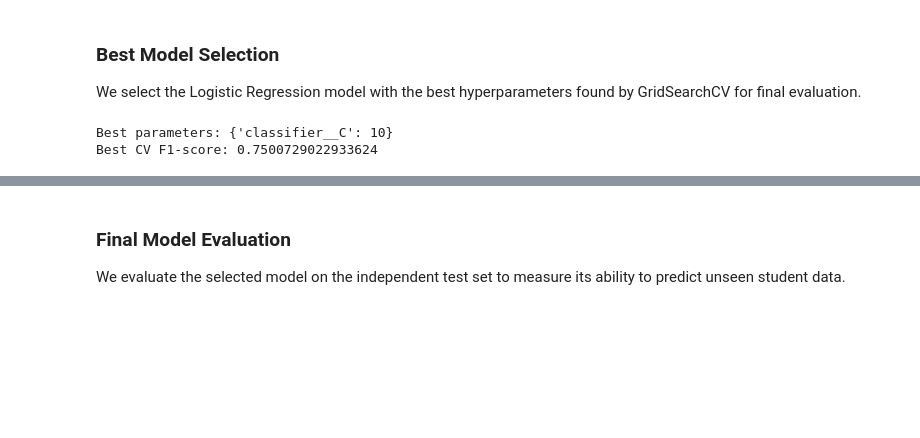
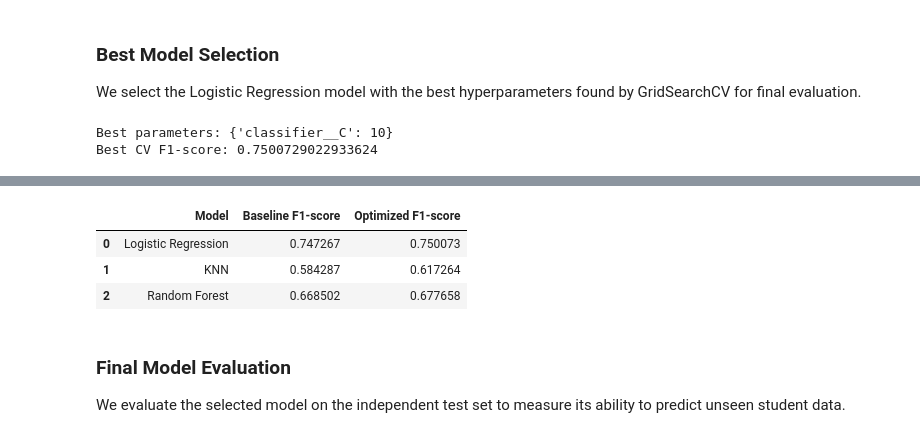
Before and after one commit to lahcen404/MindScope, a Jupyter notebook: notebooks/Model-Training.ipynb, the cells around one changed output, grey strips where cells are left out. Saved outputs shown, nothing was run; the diff lists cells and outputs as text; code cells hidden in the pictures; blank space fills up the shorter version.

```diff
--- a/notebooks/Model-Training.ipynb
+++ b/notebooks/Model-Training.ipynb
@@ -153,0 +144,18 @@ params_grids={
+# %%
+from sklearn.model_selection import cross_val_score
+
+baseline_results = {}
+
+for name, pipeline in models.items():
+
+    scores = cross_val_score(
+        pipeline,
+        X_train,
+        y_train,
+        cv=cv,
+        scoring="f1_macro",
+        n_jobs=-1
+    )
+
+    baseline_results[name] = scores.mean()
+    print(f"{name} : {scores.mean():.4f}")
@@ -206,3 +259,20 @@ Best CV F1-score: 0.7500729022933624
+# %%
+comparison = pd.DataFrame({
+    "Model": list(models.keys()),
+    "Baseline F1-score": [
+        baseline_results[name] for name in models
+    ],
+    "Optimized F1-score": [
+        grid_results[name].best_score_ for name in models
+    ]
+})
+
+display(comparison)
+# %% [output]
+|  | Model | Baseline F1-score | Optimized F1-score |
+| 0 | Logistic Regression | 0.747267 | 0.750073 |
+| 1 | KNN | 0.584287 | 0.617264 |
+| 2 | Random Forest | 0.668502 | 0.677658 |
 # %% [markdown]
 ### Final Model Evaluation
 We evaluate the selected model on the independent test set to measure its ability to predict unseen student data.
```
Also changed, not shown: parts of 7 cells of this notebook, 9 other files.
